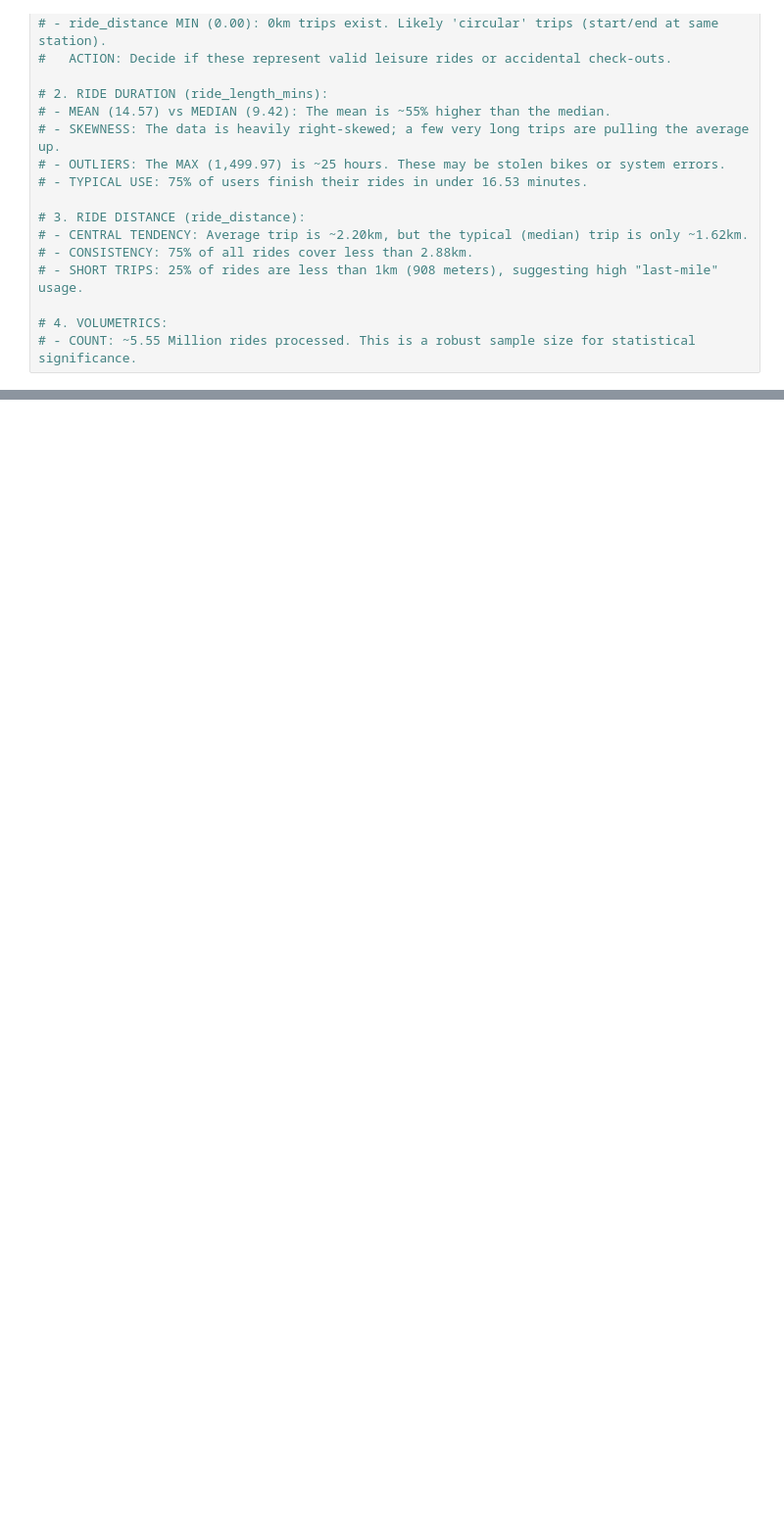
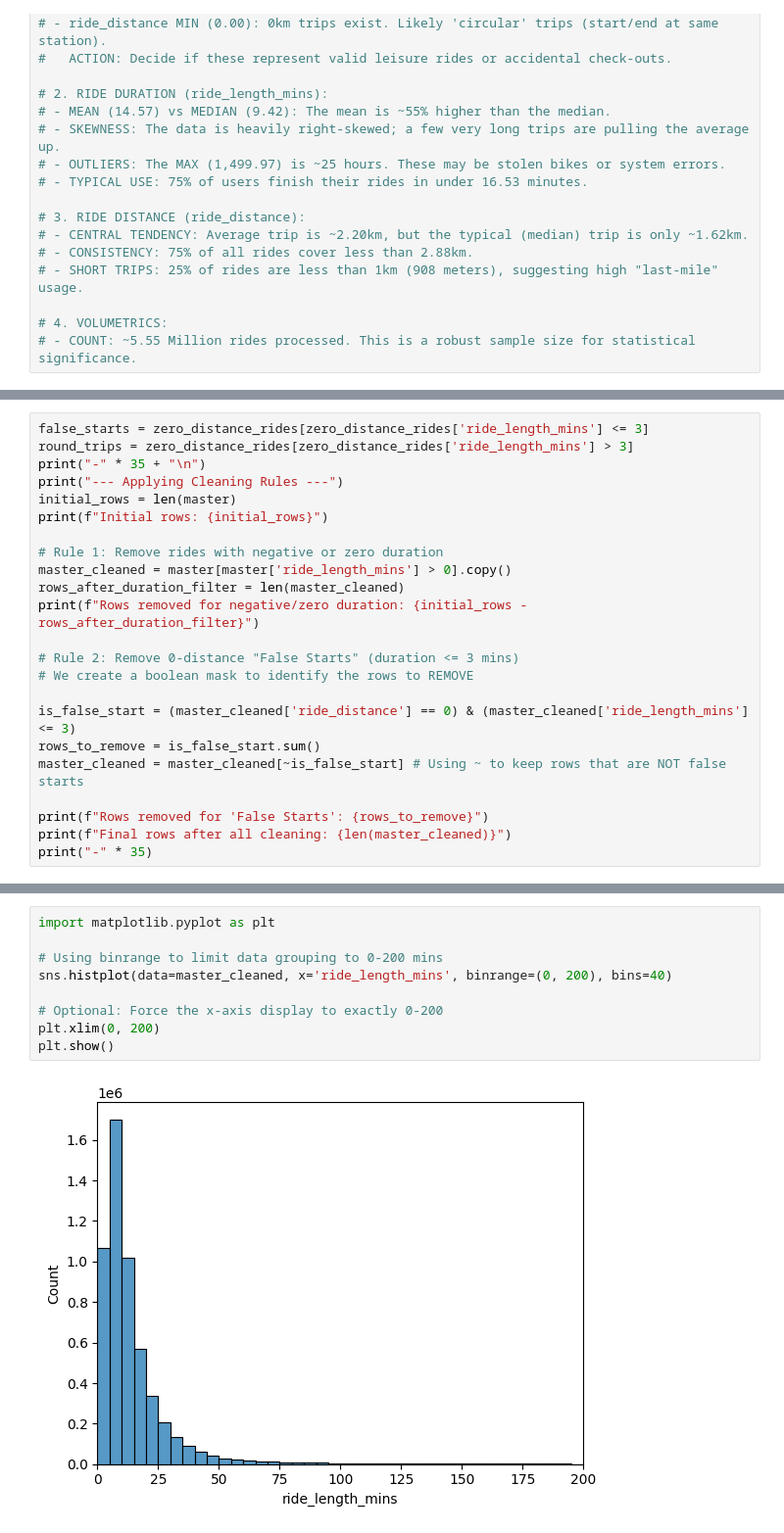
Before and after one commit to premsundar28/Cyclistic, a Jupyter notebook: master.ipynb, the cells around one changed output, grey strips where cells are left out. Shown at 98% size. Cells and saved outputs as stored; diff of their text form; blank space fills up the shorter version.

```diff
--- a/master.ipynb
+++ b/master.ipynb
@@ -285,0 +297,23 @@ master[['ride_length_mins' , 'ride_distance']].describe()
+# %%
+false_starts = zero_distance_rides[zero_distance_rides['ride_length_mins'] <= 3]
+round_trips = zero_distance_rides[zero_distance_rides['ride_length_mins'] > 3]
+print("-" * 35 + "\n")
+print("--- Applying Cleaning Rules ---")
+initial_rows = len(master)
+print(f"Initial rows: {initial_rows}")
+
+# Rule 1: Remove rides with negative or zero duration
+master_cleaned = master[master['ride_length_mins'] > 0].copy()
+rows_after_duration_filter = len(master_cleaned)
+print(f"Rows removed for negative/zero duration: {initial_rows - rows_after_duration_filter}")
+
+# Rule 2: Remove 0-distance "False Starts" (duration <= 3 mins)
+# We create a boolean mask to identify the rows to REMOVE
+
+is_false_start = (master_cleaned['ride_distance'] == 0) & (master_cleaned['ride_length_mins'] <= 3)
+rows_to_remove = is_false_start.sum()
+master_cleaned = master_cleaned[~is_false_start] # Using ~ to keep rows that are NOT false starts
+
+print(f"Rows removed for 'False Starts': {rows_to_remove}")
+print(f"Final rows after all cleaning: {len(master_cleaned)}")
+print("-" * 35)
@@ -285,0 +329,11 @@ master[['ride_length_mins' , 'ride_distance']].describe()
+# %%
+import matplotlib.pyplot as plt
+
+# Using binrange to limit data grouping to 0-200 mins
+sns.histplot(data=master_cleaned, x='ride_length_mins', binrange=(0, 200), bins=40)
+
+# Optional: Force the x-axis display to exactly 0-200
+plt.xlim(0, 200)
+plt.show()
+# %% [output]
+[figure, added]
```
Also changed, not shown: parts of 3 cells of this notebook.
